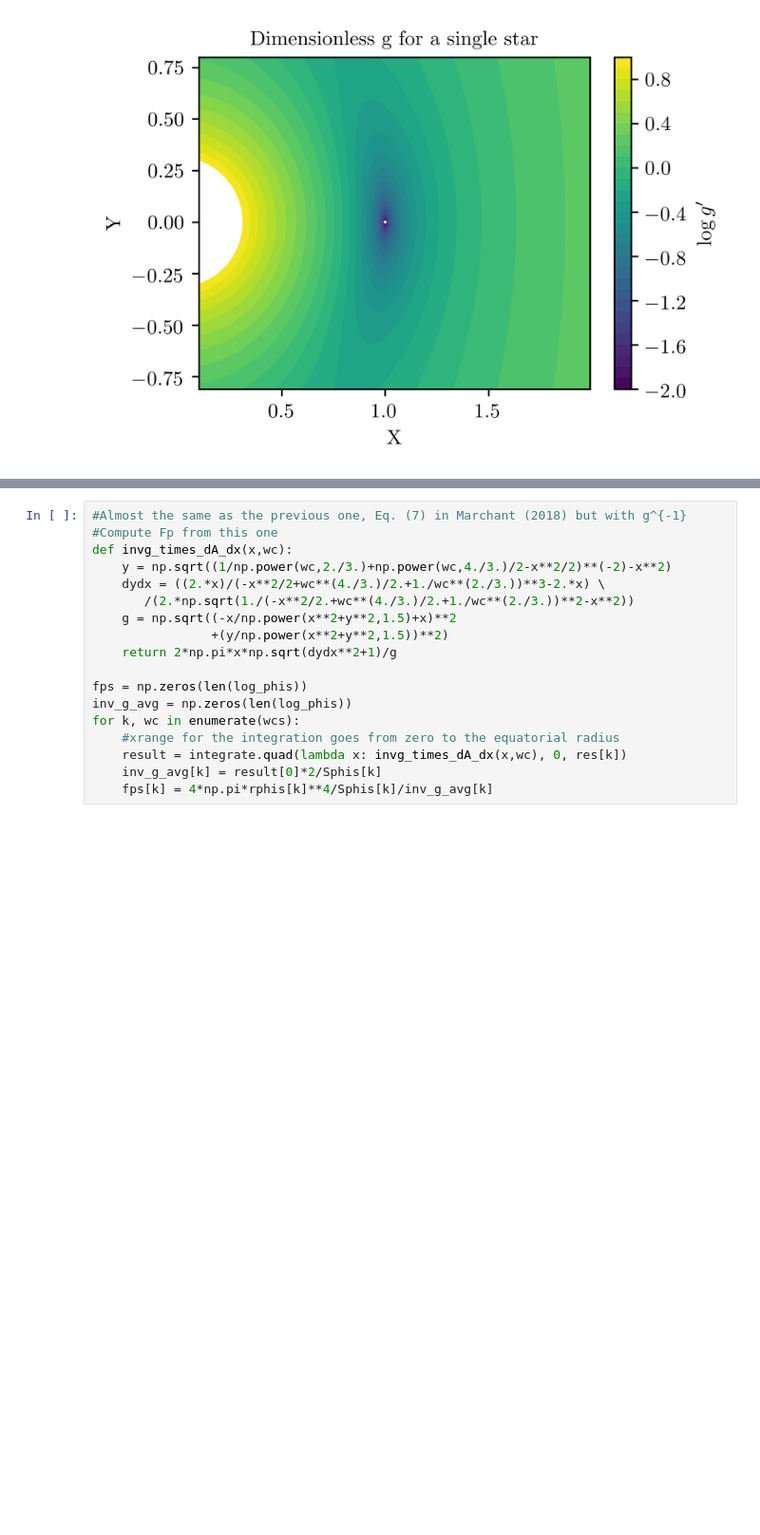
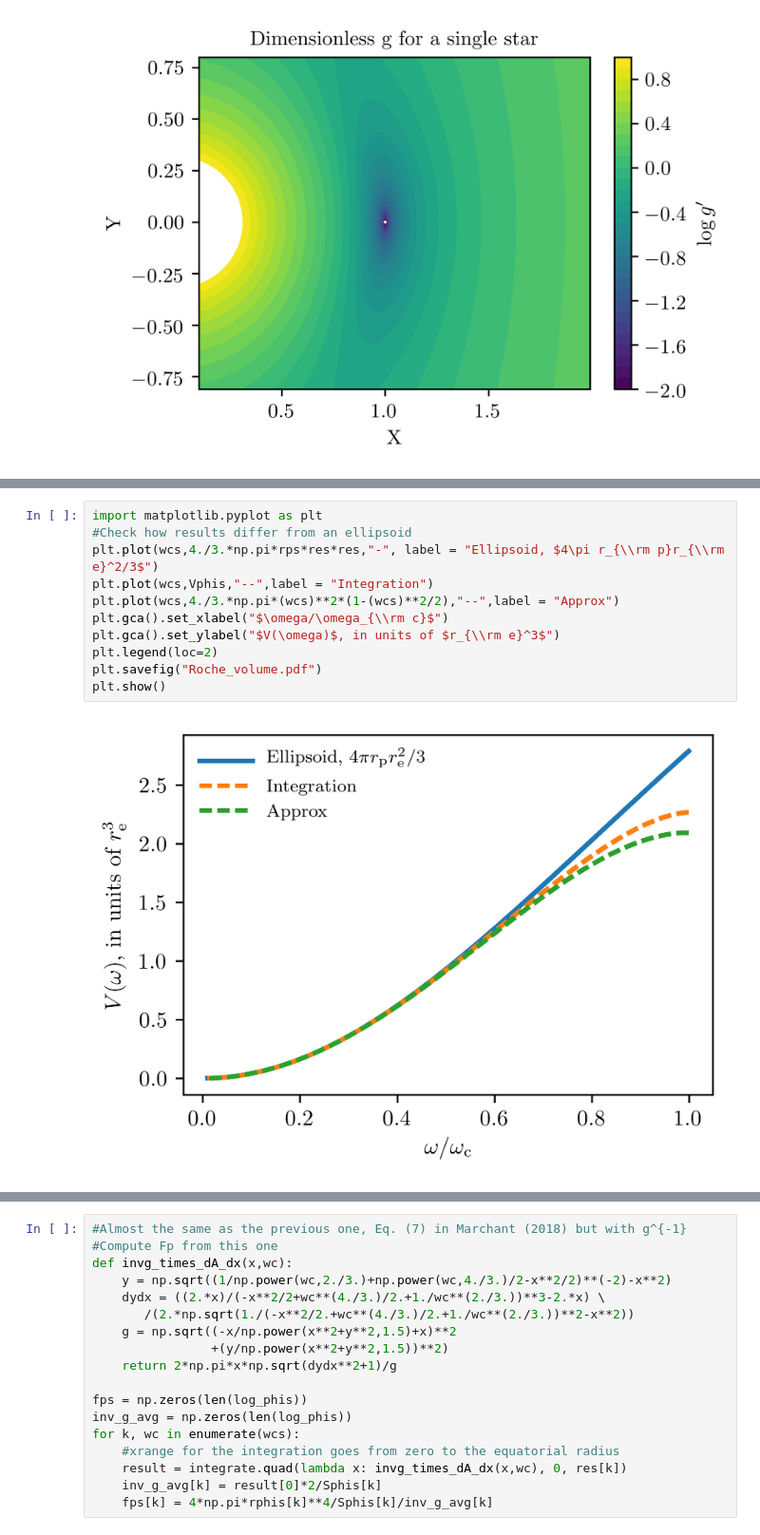
Before and after one commit to orlox/eval_fp_ft, a Jupyter notebook: fpft.ipynb, the cells around one changed output, grey strips where cells are left out. Shown at 95% size. Drawn from its saved outputs; the diff is of its cells as text; blank space fills up the shorter version.

```diff
--- a/fpft.ipynb
+++ b/fpft.ipynb
@@ -141,0 +144,13 @@ plt.show()
+# %%
+import matplotlib.pyplot as plt
+#Check how results differ from an ellipsoid
+plt.plot(wcs,4./3.*np.pi*rps*res*res,"-", label = "Ellipsoid, $4\pi r_{\\rm p}r_{\\rm e}^2/3$")
+plt.plot(wcs,Vphis,"--",label = "Integration")
+plt.plot(wcs,4./3.*np.pi*(wcs)**2*(1-(wcs)**2/2),"--",label = "Approx")
+plt.gca().set_xlabel("$\omega/\omega_{\\rm c}$")
+plt.gca().set_ylabel("$V(\omega)$, in units of $r_{\\rm e}^3$")
+plt.legend(loc=2)
+plt.savefig("Roche_volume.pdf")
+plt.show()
+# %% [output]
+[figure, added]
```
Also changed, not shown: parts of 11 cells of this notebook.
